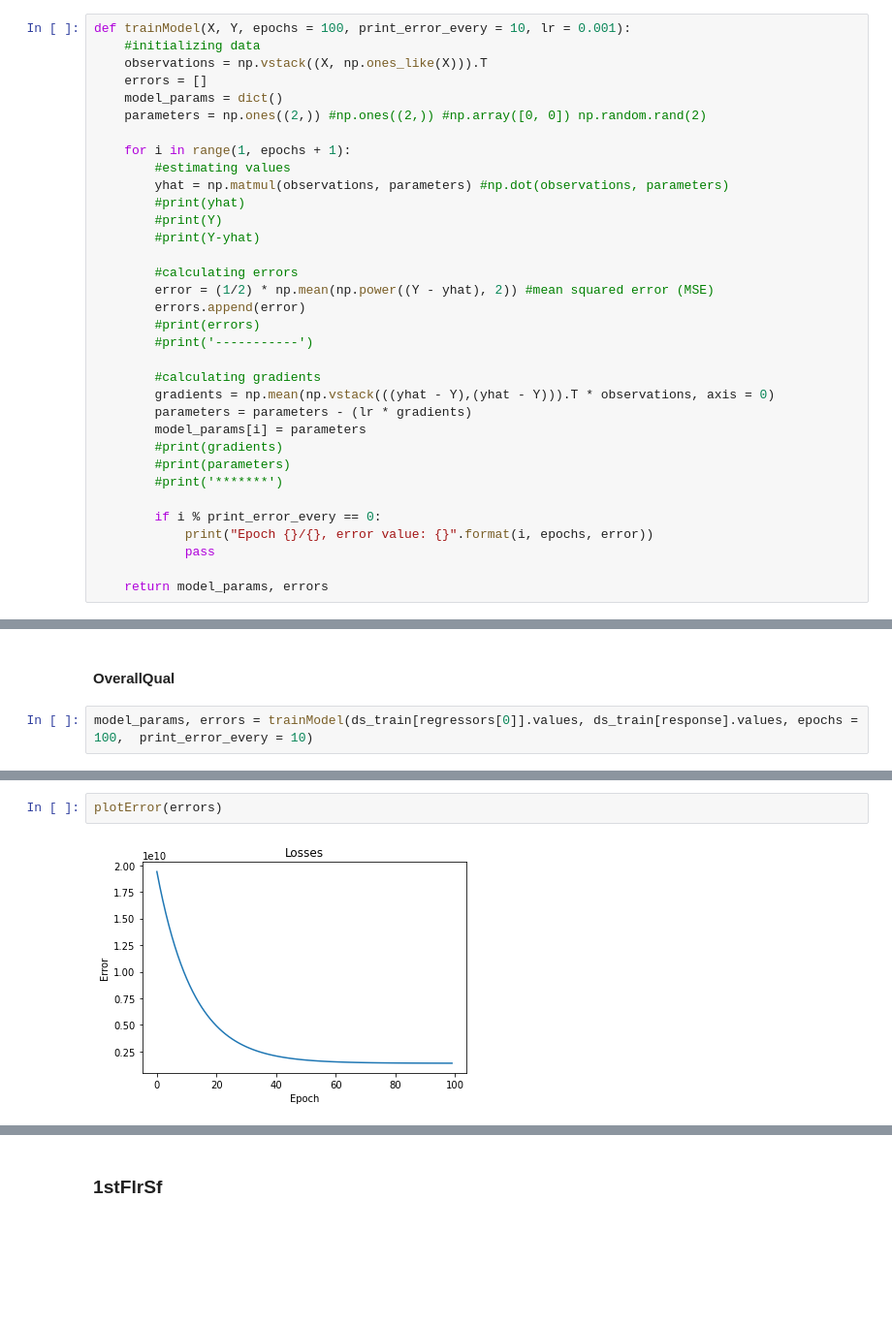
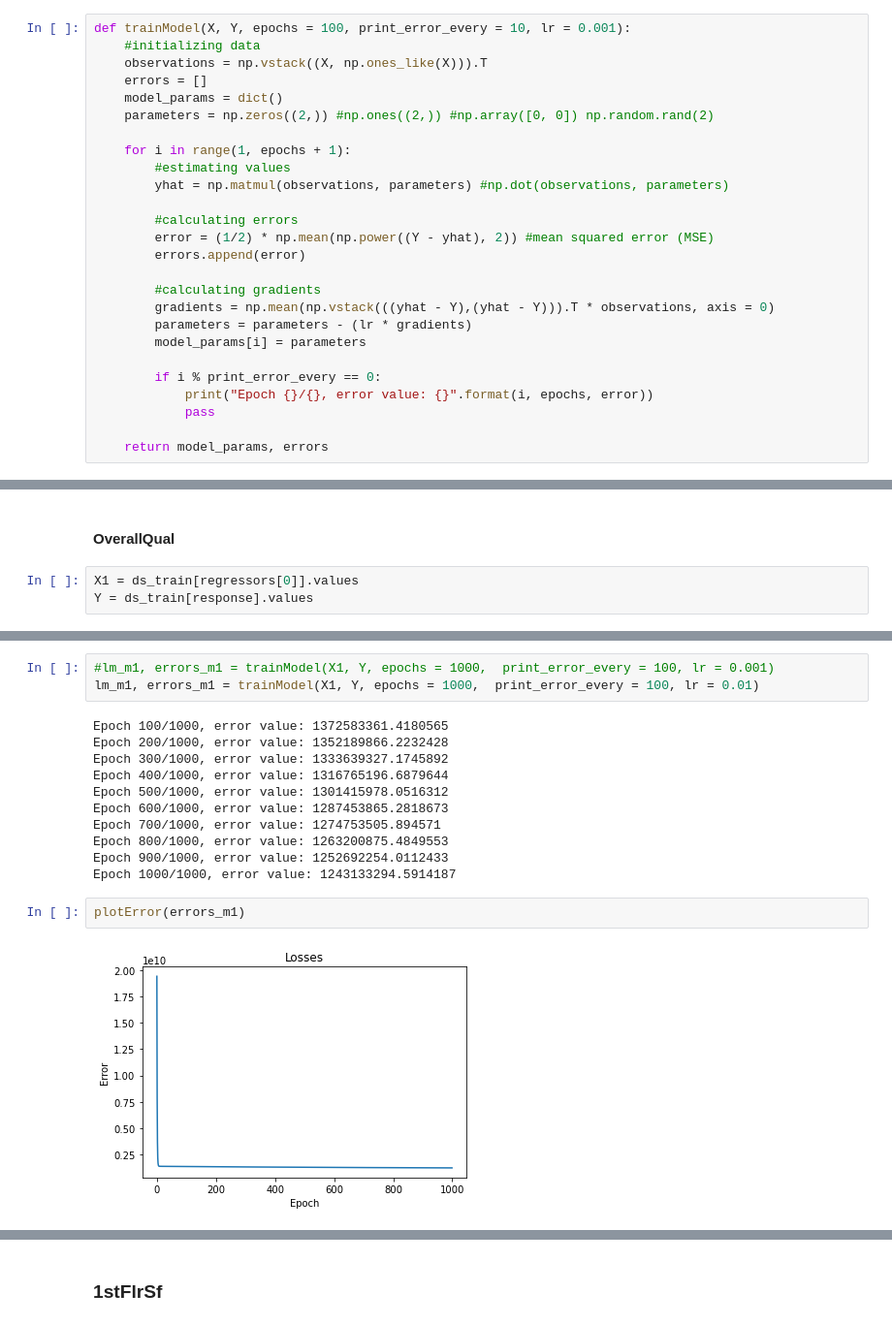
Before and after one commit to CarlosGarlem/Linear-Regression-Model, a Jupyter notebook: Linear Regression Model.ipynb, the cells around one changed output, grey strips where cells are left out. Shown: that part at 97% size. Saved outputs shown, nothing was run; the diff lists cells and outputs as text; blank space fills up the shorter version.

```diff
--- a/Linear Regression Model.ipynb
+++ b/Linear Regression Model.ipynb
@@ -115,28 +116,20 @@ def trainModel(X, Y, epochs = 100, print_error_every = 10, lr = 0.001):
     observations = np.vstack((X, np.ones_like(X))).T
     errors = []
     model_params = dict()
-    parameters = np.ones((2,)) #np.ones((2,)) #np.array([0, 0]) np.random.rand(2)
+    parameters = np.zeros((2,)) #np.ones((2,)) #np.array([0, 0]) np.random.rand(2)
 
     for i in range(1, epochs + 1):
         #estimating values
         yhat = np.matmul(observations, parameters) #np.dot(observations, parameters)
-        #print(yhat)
-        #print(Y)
-        #print(Y-yhat)
 
         #calculating errors
         error = (1/2) * np.mean(np.power((Y - yhat), 2)) #mean squared error (MSE)
         errors.append(error)
-        #print(errors)
-        #print('-----------')
 
         #calculating gradients
         gradients = np.mean(np.vstack(((yhat - Y),(yhat - Y))).T * observations, axis = 0)
         parameters = parameters - (lr * gradients)
         model_params[i] = parameters
-        #print(gradients)
-        #print(parameters)
-        #print('*******')
 
         if i % print_error_every == 0:
             print("Epoch {}/{}, error value: {}".format(i, epochs, error))
@@ -165,4 +158,5 @@ def visualizeModel(X, Y, model_params, n = 25):
 # %% [markdown]
 #### OverallQual
 # %%
-model_params, errors = trainModel(ds_train[regressors[0]].values, ds_train[response].values, epochs = 100,  print_error_every = 10)
+X1 = ds_train[regressors[0]].values
+Y = ds_train[response].values
@@ -180,4 +163,18 @@ Epoch 100/100, error value: 1397939638.7650902
+# %%
+#lm_m1, errors_m1 = trainModel(X1, Y, epochs = 1000,  print_error_every = 100, lr = 0.001)
+lm_m1, errors_m1 = trainModel(X1, Y, epochs = 1000,  print_error_every = 100, lr = 0.01)
+# %% [output]
+Epoch 100/1000, error value: 1372583361.4180565
+Epoch 200/1000, error value: 1352189866.2232428
+Epoch 300/1000, error value: 1333639327.1745892
+Epoch 400/1000, error value: 1316765196.6879644
+Epoch 500/1000, error value: 1301415978.0516312
+Epoch 600/1000, error value: 1287453865.2818673
+Epoch 700/1000, error value: 1274753505.894571
+Epoch 800/1000, error value: 1263200875.4849553
+Epoch 900/1000, error value: 1252692254.0112433
+Epoch 1000/1000, error value: 1243133294.5914187
 # %%
-plotError(errors)
+plotError(errors_m1)
 # %% [output]
-[figure, old version]
+[figure, new version]
```
Also changed, not shown: parts of 17 cells of this notebook.
